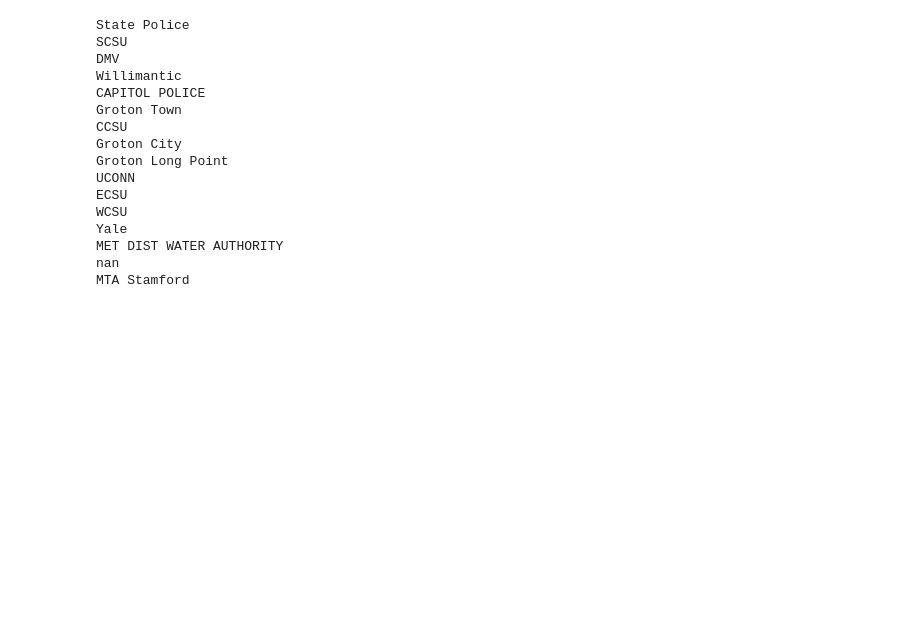
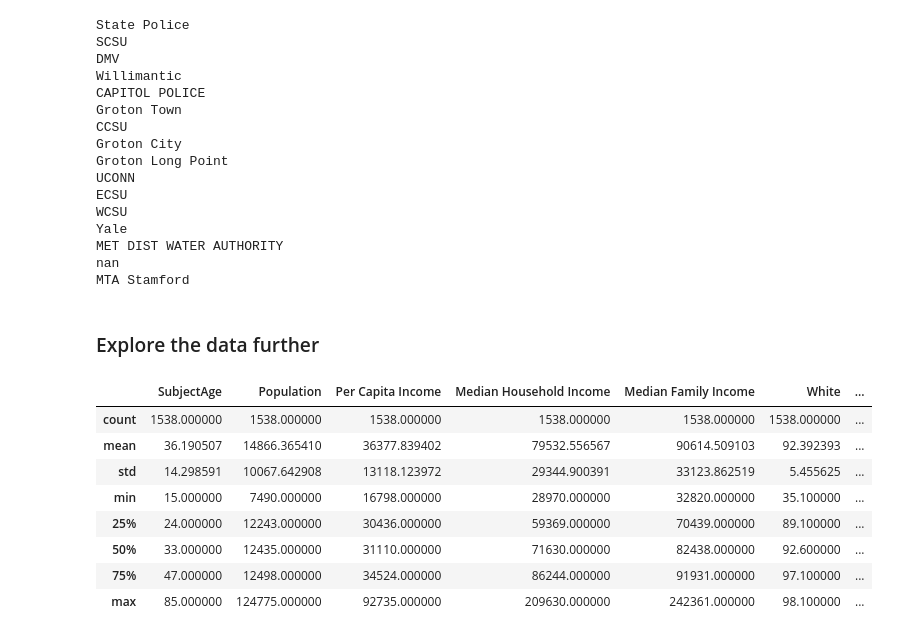
Before and after one commit to aaharrison/GeneralAssembly, a Jupyter notebook: Capstone/Traffic Stop Capstone Analysis.ipynb, the cells around one changed output. Saved outputs shown, nothing was run; the diff lists cells and outputs as text; code cells hidden in the pictures; blank space fills up the shorter version.

```diff
--- a/Capstone/Traffic Stop Capstone Analysis.ipynb
+++ b/Capstone/Traffic Stop Capstone Analysis.ipynb
@@ -1132,3 +1145,17 @@ for x in df["Department Name"]:
 df["Unique ID"] = uniqueID
 
 df = df.merge(demographic, left_on = "Unique ID", right_index = True)
+# %% [markdown]
+### Explore the data further
+# %%
+df.dropna().describe()
+# %% [output]
+|  | SubjectAge | Population | Per Capita Income | Median Household Income | Median Family Income | White | ... |
+| count | 1538.000000 | 1538.000000 | 1538.000000 | 1538.000000 | 1538.000000 | 1538.000000 | ... |
+| mean | 36.190507 | 14866.365410 | 36377.839402 | 79532.556567 | 90614.509103 | 92.392393 | ... |
+| std | 14.298591 | 10067.642908 | 13118.123972 | 29344.900391 | 33123.862519 | 5.455625 | ... |
+| min | 15.000000 | 7490.000000 | 16798.000000 | 28970.000000 | 32820.000000 | 35.100000 | ... |
+| 25% | 24.000000 | 12243.000000 | 30436.000000 | 59369.000000 | 70439.000000 | 89.100000 | ... |
+| 50% | 33.000000 | 12435.000000 | 31110.000000 | 71630.000000 | 82438.000000 | 92.600000 | ... |
+| 75% | 47.000000 | 12498.000000 | 34524.000000 | 86244.000000 | 91931.000000 | 97.100000 | ... |
+| max | 85.000000 | 124775.000000 | 92735.000000 | 209630.000000 | 242361.000000 | 98.100000 | ... |
```
Also changed, not shown: parts of 16 cells of this notebook.
